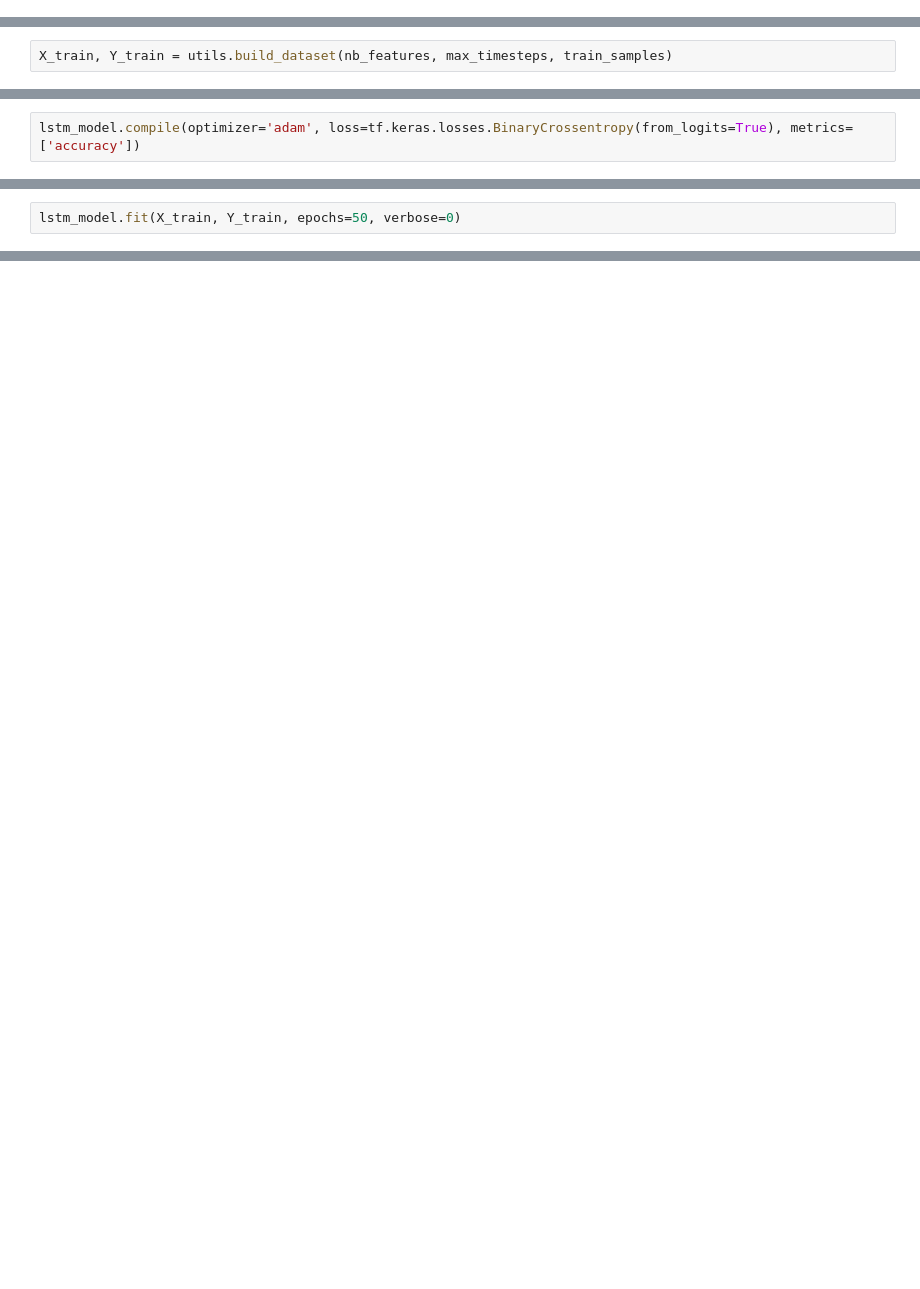
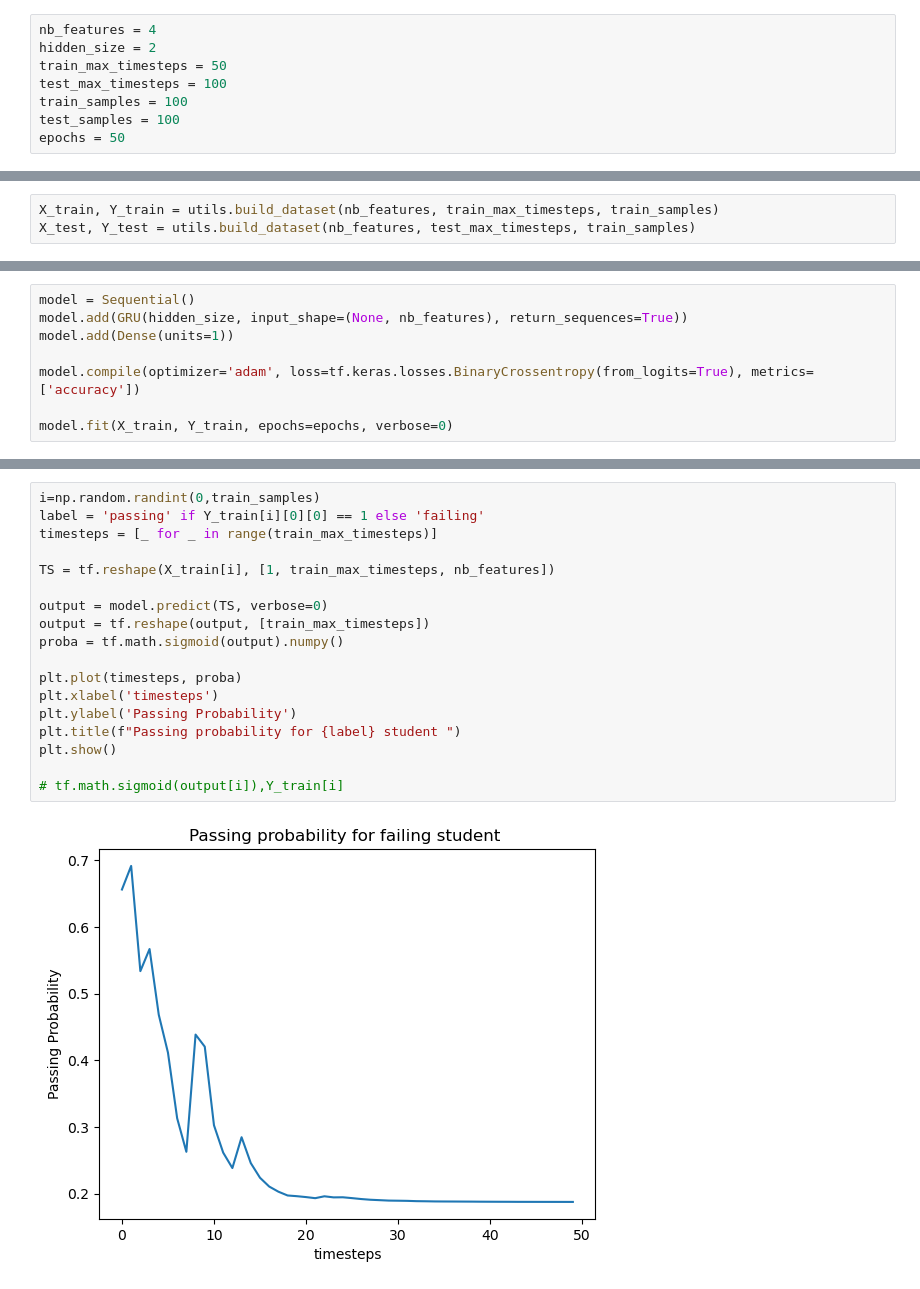
Before and after one commit to vinitra/lstm, a Jupyter notebook: playground.ipynb, the cells around one changed output, grey strips where cells are left out. Drawn from its saved outputs; the diff is of its cells as text; blank space fills up the shorter version.

```diff
--- a/playground.ipynb
+++ b/playground.ipynb
@@ -14,0 +11,8 @@ train_samples = 100
+# %%
+nb_features = 4
+hidden_size = 2
+train_max_timesteps = 50
+test_max_timesteps = 100
+train_samples = 100
+test_samples = 100
+epochs = 50
@@ -15,2 +21,3 @@ train_samples = 100
 # %%
-X_train, Y_train = utils.build_dataset(nb_features, max_timesteps, train_samples)
+X_train, Y_train = utils.build_dataset(nb_features, train_max_timesteps, train_samples)
+X_test, Y_test = utils.build_dataset(nb_features, test_max_timesteps, train_samples)
@@ -26,2 +26,8 @@ lstm_model = tf.keras.models.Sequential([
 # %%
-lstm_model.compile(optimizer='adam', loss=tf.keras.losses.BinaryCrossentropy(from_logits=True), metrics=['accuracy'])
+model = Sequential()
+model.add(GRU(hidden_size, input_shape=(None, nb_features), return_sequences=True))
+model.add(Dense(units=1))
+
+model.compile(optimizer='adam', loss=tf.keras.losses.BinaryCrossentropy(from_logits=True), metrics=['accuracy'])
+
+model.fit(X_train, Y_train, epochs=epochs, verbose=0)
@@ -28,2 +35,0 @@ lstm_model.compile(optimizer='adam', loss=tf.keras.losses.BinaryCrossentropy(fro
-# %%
-lstm_model.fit(X_train, Y_train, epochs=50, verbose=0)
@@ -54,0 +38,20 @@ tf.math.sigmoid(output[i]),Y_train[i]
+# %%
+i=np.random.randint(0,train_samples)
+label = 'passing' if Y_train[i][0][0] == 1 else 'failing'
+timesteps = [_ for _ in range(train_max_timesteps)]
+
+TS = tf.reshape(X_train[i], [1, train_max_timesteps, nb_features])
+
+output = model.predict(TS, verbose=0)
+output = tf.reshape(output, [train_max_timesteps])
+proba = tf.math.sigmoid(output).numpy()
+
+plt.plot(timesteps, proba)
+plt.xlabel('timesteps')
+plt.ylabel('Passing Probability')
+plt.title(f"Passing probability for {label} student ")
+plt.show()
+
+# tf.math.sigmoid(output[i]),Y_train[i]
+# %% [output]
+[figure, added]
```
Also changed, not shown: parts of 22 cells of this notebook.
